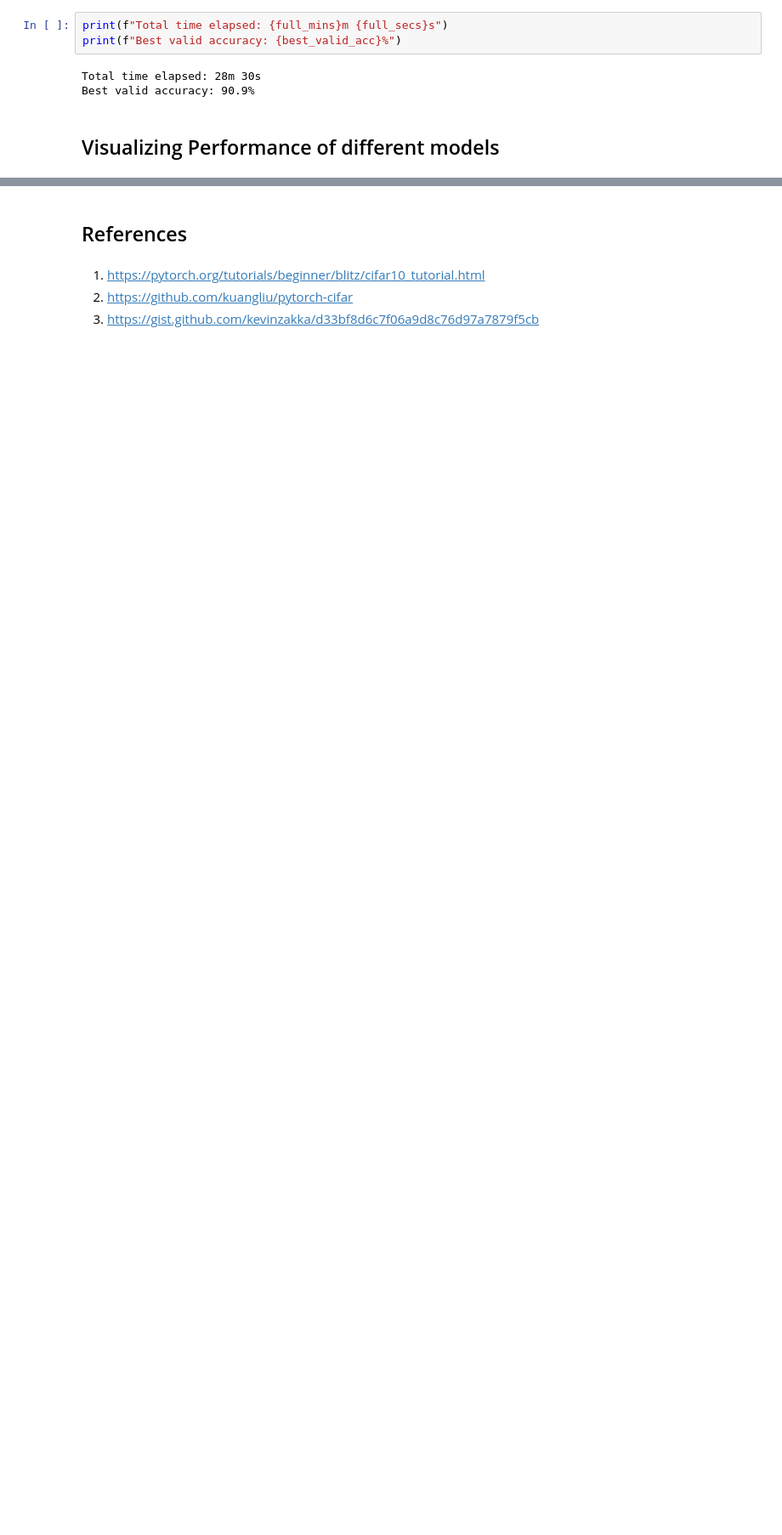
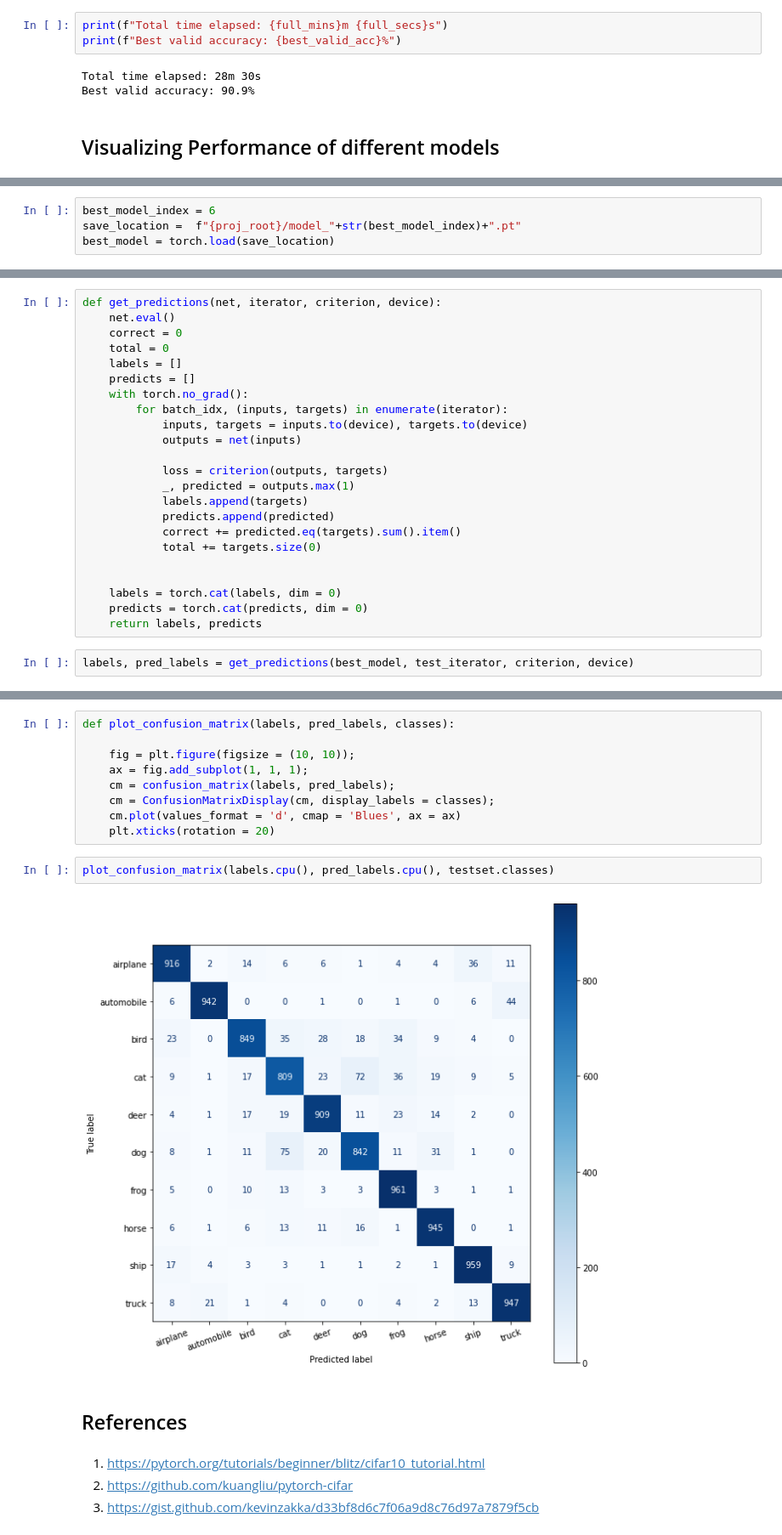
Before and after one commit to ashwin-sp/resnet_modified, a Jupyter notebook: mini_project.ipynb, the cells around one changed output, grey strips where cells are left out. Shown: that part at 85% size. Drawn from its saved outputs; the diff is of its cells as text; blank space fills up the shorter version.

```diff
--- a/mini_project.ipynb
+++ b/mini_project.ipynb
@@ -495,0 +554,4 @@ for i, _ in enumerate(models[:model_num]):
+# %%
+best_model_index = 6
+save_location =  f"{proj_root}/model_"+str(best_model_index)+".pt"
+best_model = torch.load(save_location)
@@ -495,0 +562,25 @@ for i, _ in enumerate(models[:model_num]):
+# %%
+def get_predictions(net, iterator, criterion, device):
+    net.eval()
+    correct = 0
+    total = 0
+    labels = []
+    predicts = []
+    with torch.no_grad():
+        for batch_idx, (inputs, targets) in enumerate(iterator):
+            inputs, targets = inputs.to(device), targets.to(device)
+            outputs = net(inputs)
+
+            loss = criterion(outputs, targets)
+            _, predicted = outputs.max(1)
+            labels.append(targets)
+            predicts.append(predicted)
+            correct += predicted.eq(targets).sum().item()
+            total += targets.size(0)
+
+
+    labels = torch.cat(labels, dim = 0)
+    predicts = torch.cat(predicts, dim = 0)
+    return labels, predicts
+# %%
+labels, pred_labels = get_predictions(best_model, test_iterator, criterion, device)
@@ -496,3 +590,16 @@ for i, _ in enumerate(models[:model_num]):
+# %%
+def plot_confusion_matrix(labels, pred_labels, classes):
+
+    fig = plt.figure(figsize = (10, 10));
+    ax = fig.add_subplot(1, 1, 1);
+    cm = confusion_matrix(labels, pred_labels);
+    cm = ConfusionMatrixDisplay(cm, display_labels = classes);
+    cm.plot(values_format = 'd', cmap = 'Blues', ax = ax)
+    plt.xticks(rotation = 20)
+# %%
+plot_confusion_matrix(labels.cpu(), pred_labels.cpu(), testset.classes)
+# %% [output]
+[figure, added]
 # %% [markdown]
 ## References
 # %% [markdown]
```
Also changed, not shown: parts of 15 cells of this notebook.
